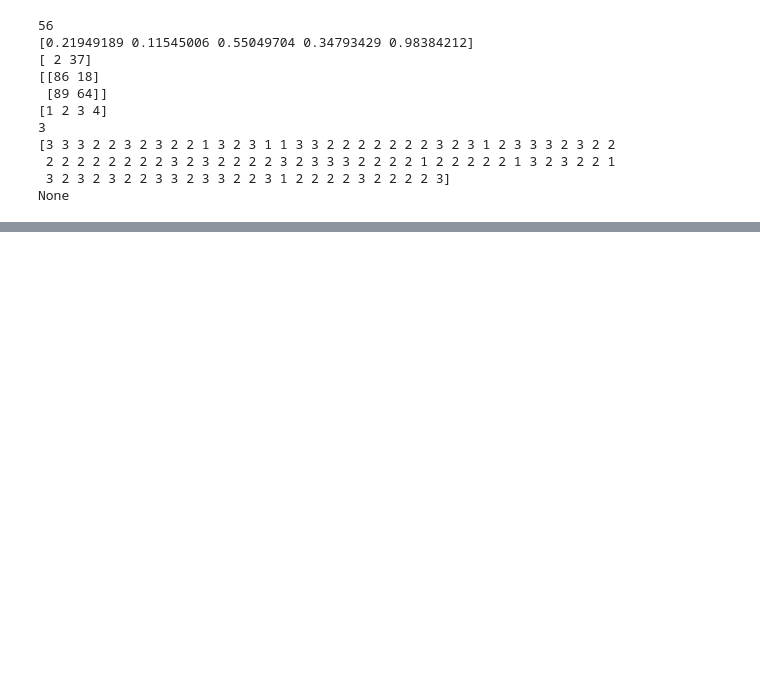
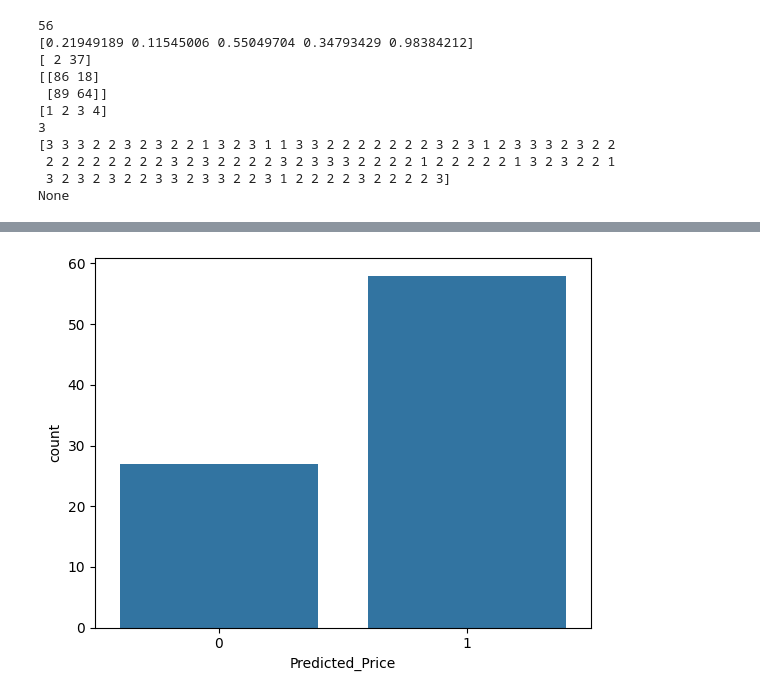
Before and after one commit to thakurakanksha288/AI-ASSIGNMENT-PYTHON-, a Jupyter notebook: assignment2_lab2.ipynb, the cells around one changed output, grey strips where cells are left out. Cells and saved outputs as stored; diff of their text form; code cells hidden in the pictures; blank space fills up the shorter version.

```diff
--- a/assignment2_lab2.ipynb
+++ b/assignment2_lab2.ipynb
@@ -145,0 +247,93 @@ None
+# %%
+#scikit-learn
+#used for clustingt and model selction and also for dimensionality and pre-processing of the data too
+
+
+import pandas as pd
+import seaborn as sns
+import matplotlib.pyplot as plt
+from sklearn.ensemble import RandomForestClassifier
+from sklearn.svm import SVC
+from sklearn import svm
+from sklearn.neural_network import MLPClassifier
+from sklearn.metrics import confusion_matrix,classification_report
+from sklearn.preprocessing import StandardScaler,LabelEncoder
+from sklearn.model_selection import train_test_split
+
+
+win=pd.read_csv("/content/silver_price_forecast_2026.csv")
+print(win)
+win.head()
+win.isnull().sum()
+
+
+#preprocessing data
+bins=(40,50.50,57)
+gourp_names=["bad","good"]
+win["Predicted_Price"]=pd.cut(win["Predicted_Price"],bins=bins,labels=gourp_names)
+
+
+#best 5 from the data
+label_quality=LabelEncoder()
+win["Predicted_Price"]=label_quality.fit_transform(win["Predicted_Price"])
+win.head()
+
+#ploting the data
+win['Predicted_Price'].value_counts()
+sns.countplot(x='Predicted_Price', data=win)
+
+
+#now seperating the values of the dataset
+
+X=win.drop(["Predicted_Price", "Date"],axis=1) # Dropping 'Date' column here
+y=win["Predicted_Price"]
+
+#for training AND testing of the data
+
+
+X_train,X_test,y_train,y_test=train_test_split(X,y,test_size=0.2,random_state=50)
+
+
+#applying standard scaling to get optimized result
+
+sc=StandardScaler()
+X_train=sc.fit_transform(X_train)
+X_test=sc.fit_transform(X_test)
+
+#comparing different models
+
+
+#RANDOM FOREST CLASSIFIER
+
+rfc=RandomForestClassifier(n_estimators=200)#only value you use for this
+rfc.fit(X_train,y_train)
+pred_rfc=rfc.predict(X_test)
+
+X_test[:20]
+
+#how model performed
+
+print(classification_report(y_test,pred_rfc))
+print(confusion_matrix(y_test,pred_rfc))
+
+#SVM CLASSIFIER
+
+clf=svm.SVC()
+clf.fit(X_train,y_train)
+pred_clf=clf.predict(X_test)
+#how model performed
+
+print(classification_report(y_test,pred_rfc))
+print(confusion_matrix(y_test,pred_rfc))
+
+
+#NUETRAL NETWORKS
+mlpc=MLPClassifier(hidden_layer_sizes=(11,11,11),max_iter=500)
+mlpc.fit(X_train,y_train)
+pred_mlpc=mlpc.predict(X_test)
+
+
+#how model perform
+print(classification_report(y_test,pred_rfc))
+print(confusion_matrix(y_test,pred_rfc))
+# %% [output]
@@ -145,0 +357 @@ None
+[figure, added]
```
Also changed, not shown: parts of 4 cells of this notebook.
